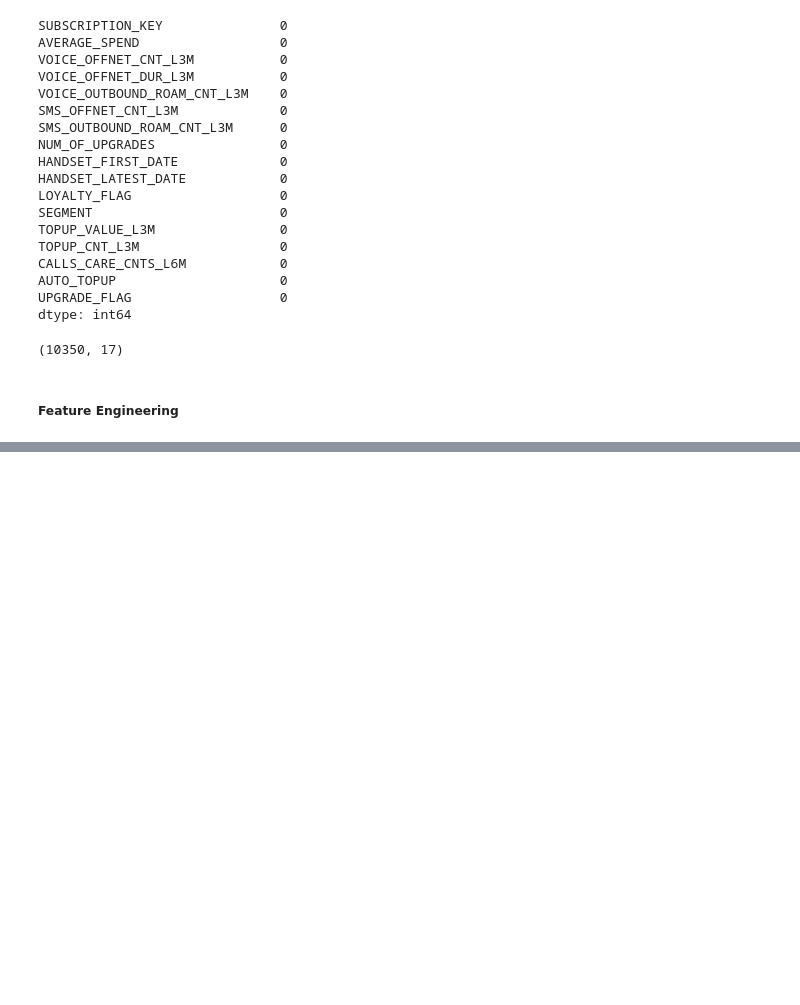
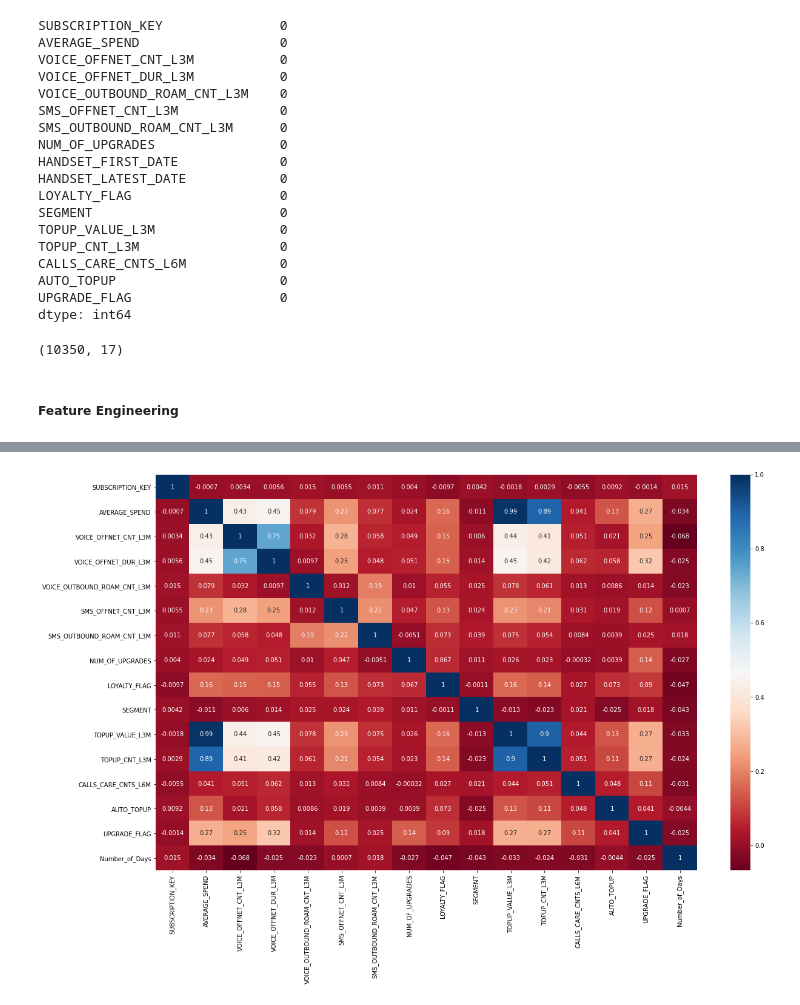
Before and after one commit to Alok2412/Propensity-Model, a Jupyter notebook: Propensity_model.ipynb, the cells around one changed output, grey strips where cells are left out. Saved outputs shown, nothing was run; the diff lists cells and outputs as text; code cells hidden in the pictures; blank space fills up the shorter version.

```diff
--- a/Propensity_model.ipynb
+++ b/Propensity_model.ipynb
@@ -245,0 +280,13 @@ df.describe().T
+# %%
+# Fetching the index for which Number of days is negative and is equal to -999
+index_to_drop = df.query('Number_of_Days == -999').index
+# %%
+# dropping the invalid rows from the data set
+df.drop(labels = index_to_drop,inplace = True)
+# %%
+# Checking for multicollinearity
+
+plt.figure(figsize=(20,12))
+sns.heatmap(df.corr(),cmap='RdBu',annot=True);
+# %% [output]
+[figure, added]
```
Also changed, not shown: parts of 14 cells of this notebook.
